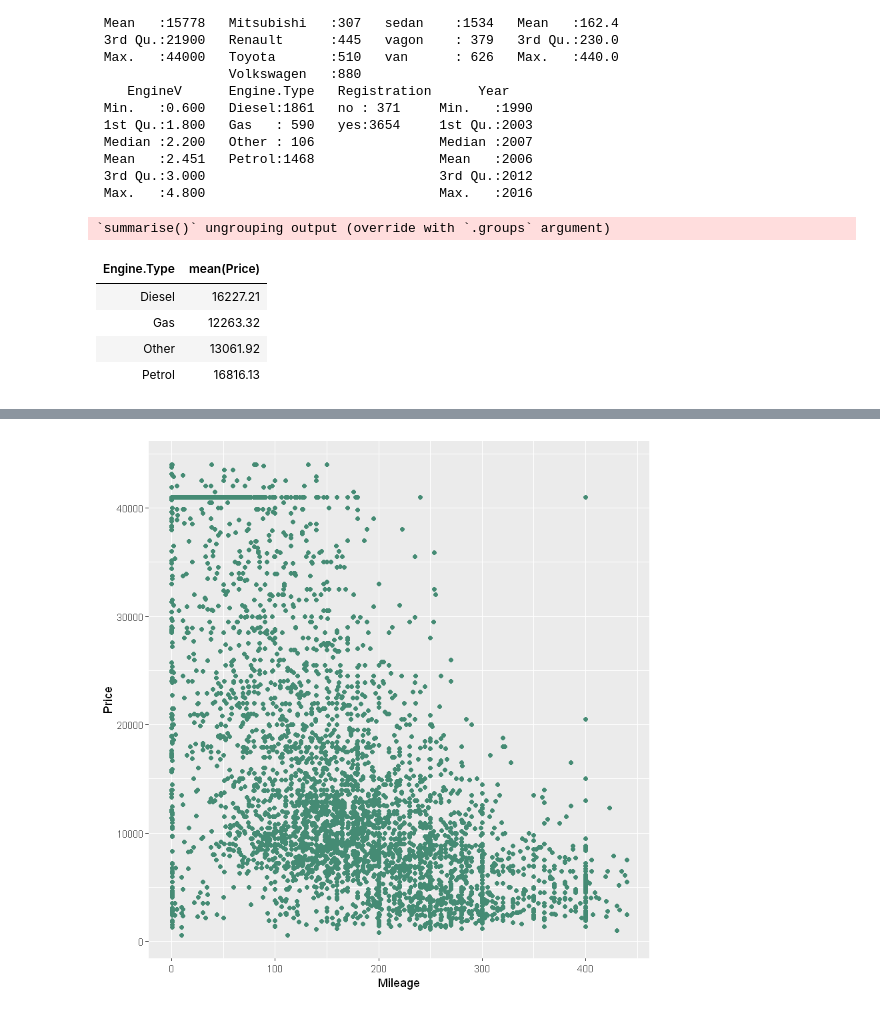
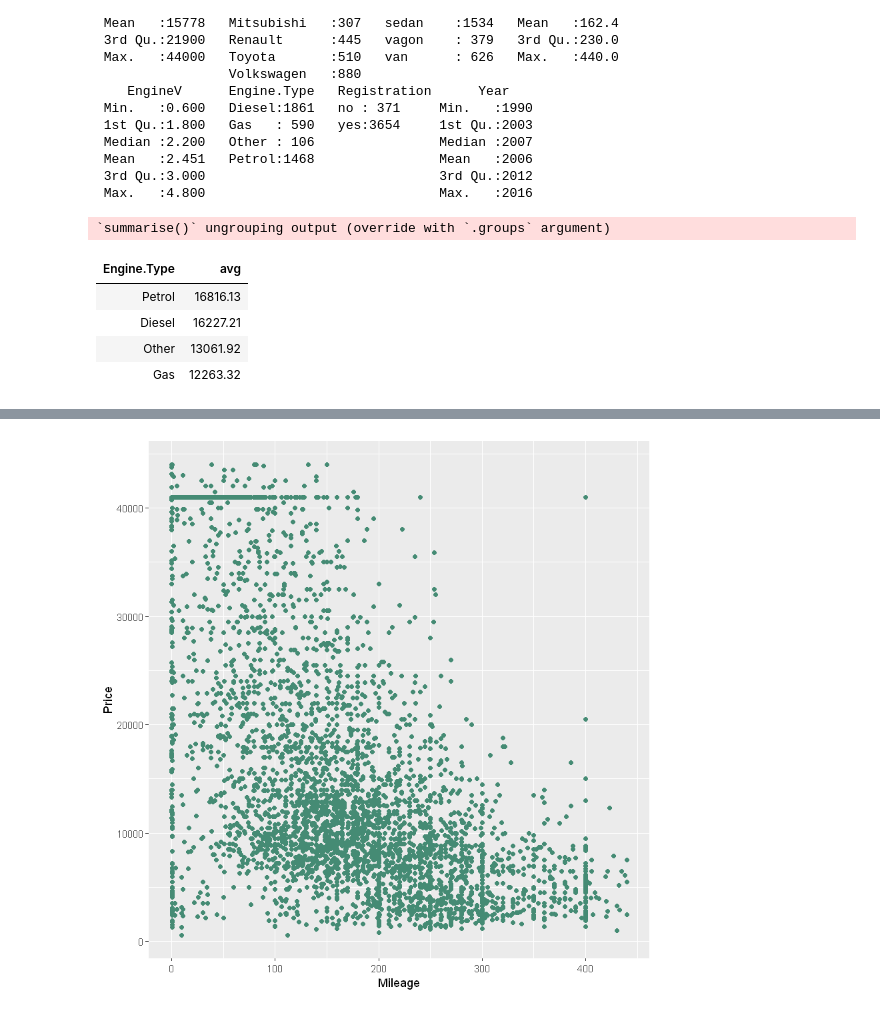
Before and after one commit to nithinivi/DataScienceInR, a Jupyter notebook: lesson-03/EDA.ipynb, the cells around one changed output, grey strips where cells are left out. Cells and saved outputs as stored; diff of their text form; code cells hidden in the pictures.

```diff
--- a/lesson-03/EDA.ipynb
+++ b/lesson-03/EDA.ipynb
@@ -424,15 +424,17 @@ summary(data)
 # %%
 ## AVERAGE PRICE BY ENGINE TYPE
 data %>%
 group_by(Engine.Type) %>%
-summarise(mean(Price))
+summarise(avg=mean(Price))%>%
+arrange(desc(avg))
 
 
 ## PETROL ENGINE HAS HIGHEST AVERAGE PRICE
+## GAS ENGINE HAS LOWEST AVERAGE PRICE
 # %% [output]
 `summarise()` ungrouping output (override with `.groups` argument)
-| Engine.Type | mean(Price) |
+| Engine.Type | avg |
+| Petrol | 16816.13 |
 | Diesel | 16227.21 |
+| Other | 13061.92 |
 | Gas | 12263.32 |
-| Other | 13061.92 |
-| Petrol | 16816.13 |
```
Also changed, not shown: parts of 13 cells of this notebook.
